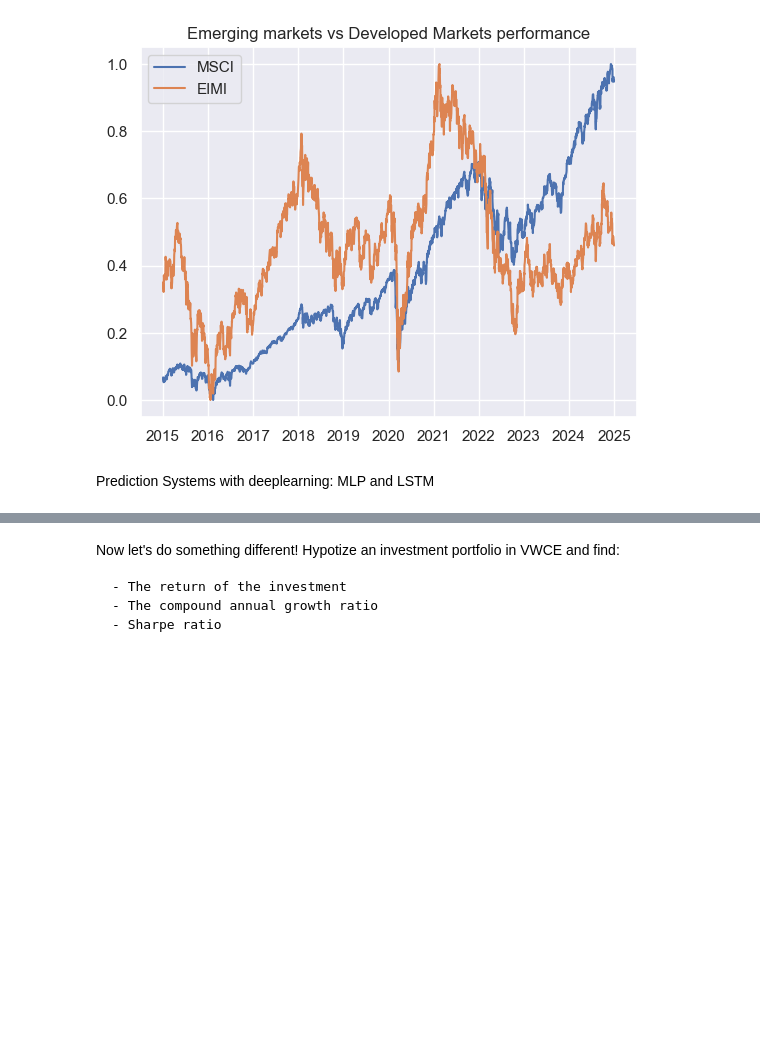
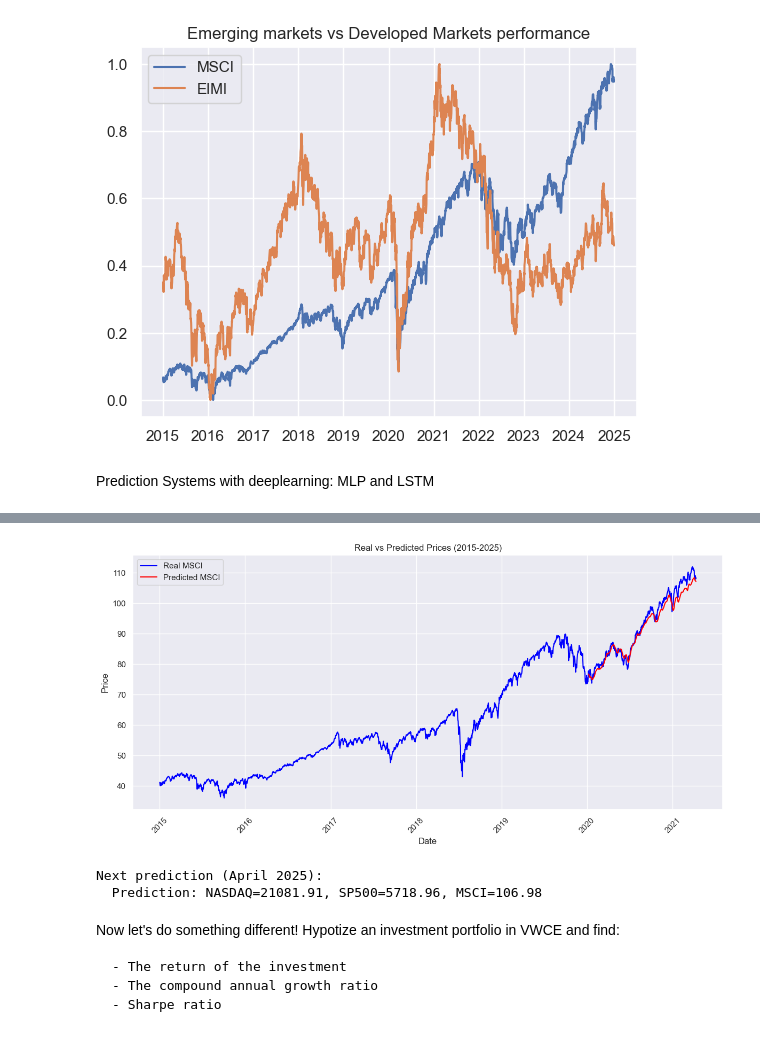
Before and after one commit to ChristianChimi/Financial-Analytics, a Jupyter notebook: Stock-Market-Analytics/Stock_market_Analytics.ipynb, the cells around one changed output, grey strips where cells are left out. Drawn from its saved outputs; the diff is of its cells as text; code cells hidden in the pictures; blank space fills up the shorter version.

```diff
--- a/Stock-Market-Analytics/Stock_market_Analytics.ipynb
+++ b/Stock-Market-Analytics/Stock_market_Analytics.ipynb
@@ -251,67 +251,62 @@ Prediction: 228.46
 # %%
-#LSTM: neural network for time series prediction
-
+# Deep Learning: LSTM
 def create_sequence(df, window_size):
     X, y = [], []
     for i in range(window_size, len(df)):
-        X.append(df[i-window_size:i, :])  # previous data, window
-        y.append(df[i, :])  # future value
+        X.append(df[i-window_size:i, :])  # dati precedenti, finestra
+        y.append(df[i, :])  # valore futuro
     return np.array(X), np.array(y)
 
 data = df_merged2[['Price_NAS', 'Price_SP500', 'Price_MSCI']].values
+dates = pd.date_range(start="2015-01-01", end="2025-01-01", freq="D")
 
-# data normalization
+# Data Normalization
 scaler = MinMaxScaler(feature_range=(0, 1))
 data_scaled = scaler.fit_transform(data)
 
+# Parameters
 window_size = 180
 X, y = create_sequence(data_scaled, window_size)
 
-# training and test split
-train_size = int(len(X) * 0.8)
+# Split training from test (8-2 years)
+train_size = int(len(X) * 0.8)  # 80%  training
 X_train, X_test = X[:train_size], X[train_size:]
 y_train, y_test = y[:train_size], y[train_size:]
 
-# Convert to tensor
+# Conversione in tensor
 X_train = torch.tensor(X_train, dtype=torch.float32)
 y_train = torch.tensor(y_train, dtype=torch.float32)
 X_test = torch.tensor(X_test, dtype=torch.float32)
 y_test = torch.tensor(y_test, dtype=torch.float32)
 
-
+# LSTM model
 class LSTMModel(nn.Module):
     def __init__(self, input_size, hidden_layer_size, output_size, num_layers=2, dropout=0.2):
         super(LSTMModel, self).__init__()
-        i
         self.lstm = nn.LSTM(input_size, hidden_layer_size, num_layers=num_layers, batch_first=True)
         self.fc = nn.Linear(hidden_layer_size, output_size)
 
     def forward(self, x):
         out, (hn, cn) = self.lstm(x)
-        out = self.fc(out[:, -1, :])
+        out = self.fc(out[:, -1, :])  # Considera solo l'output dell'ultimo timestep
         return out
 
-# Parameters
-input_size = 3  # (prices of VWCE, SP500, MSCI)
-hidden_layer_size = 128
-output_size = 3  # (future prices for VWCE, SP500, MSCI)
-
-# Create LSTM model
+input_size = 3  # Prezzi di NASDAQ, SP500, MSCI
+hidden_layer_size = 256
+output_size = 3  # Prezzi futuri per NASDAQ, SP500, MSCI
 model = LSTMModel(input_size, hidden_layer_size, output_size)
 
-# Loss and optimization function
+# Loss and optimiziation
 criterion = nn.MSELoss()
 optimizer = torch.optim.Adam(model.parameters(), lr=0.001)
 
 # Training
-epochs = 100
+epochs = 150
 for epoch in range(epochs):
     model.train()
     optimizer.zero_grad()
-
     outputs = model(X_train)
     loss = criterion(outputs, y_train)
-
     loss.backward()
     optimizer.step()
 
@@ -323,18 +318,38 @@ model.eval()
 with torch.no_grad():
     predictions = model(X_test)
 
-# back to values from normalized
+# Back to prices
 predictions = scaler.inverse_transform(predictions.numpy())
 y_test = scaler.inverse_transform(y_test.numpy())
 
-num_predictions_to_show = 3
+# Data concatenation
+real_data = np.concatenate((data[:train_size], y_test), axis=0)  # Include i dati reali e i dati reali di test
+predicted_data = np.concatenate((data[:train_size], predictions), axis=0)  # Include i dati reali e le predizioni
 
-for i in range(min(num_predictions_to_show, len(predictions))):
-    print(f"Prediction{i+1}:")
-    print(f"  Predicted value: NASDAQ={predictions[i][0]:.2f}, SP500={predictions[i][1]:.2f}, MSCI={predictions[i][2]:.2f}")
-    print(f"  Expected value: NASDAQ={y_test[i][0]:.2f}, SP500={y_test[i][1]:.2f}, MSCI={y_test[i][2]:.2f}")
+# Creazione del grafico
+plt.figure(figsize=(12, 6))
 
-last_window = data_scaled[-window_size:]  # window
+# Real data plot
+plt.plot(dates[:len(real_data)], real_data[:, 2], label='Real MSCI', color='blue')  # Dati reali MSCI
+
+# Indici delle date corrispondenti ai dati predetti (dopo il training)
+predicted_dates = dates[train_size:]  # Prendi le date per il periodo di previsione
+
+# Grafico delle previsioni (dal punto in cui termina il training)
+plt.plot(predicted_dates[:len(predicted_data[train_size:, 2])], predicted_data[train_size:, 2],
+         label='Predicted MSCI', color='red')  # Predizioni MSCI
+
+# Etichetta e legenda
+plt.title('Real vs Predicted Prices (2015-2025)')
+plt.xlabel('Date')
+plt.ylabel('Price')
+plt.xticks(rotation=45)
+plt.legend()
+plt.tight_layout()
+plt.show()
+
+# Next price prediction
+last_window = data_scaled[-window_size:]  # ultima finestra
 last_window = torch.tensor(last_window, dtype=torch.float32).unsqueeze(0)  # batch
 
 model.eval()
@@ -343,7 +358,7 @@ with torch.no_grad():
 
 future_prediction = scaler.inverse_transform(future_prediction.numpy())
 
-# Predict Next Price
+# Prediction
 print("\nNext prediction (April 2025):")
 print(f"  Prediction: NASDAQ={future_prediction[0][0]:.2f}, SP500={future_prediction[0][1]:.2f}, MSCI={future_prediction[0][2]:.2f}")
 # %% [output]
@@ -367,3 +380,6 @@ Next prediction (April 2025):
+[figure, added]
+Next prediction (April 2025):
+  Prediction: NASDAQ=21081.91, SP500=5718.96, MSCI=106.98
 # %% [markdown]
 
 Now let's do something different! Hypotize an investment portfolio in VWCE and find:
```
Also changed, not shown: parts of 2 cells of this notebook.
